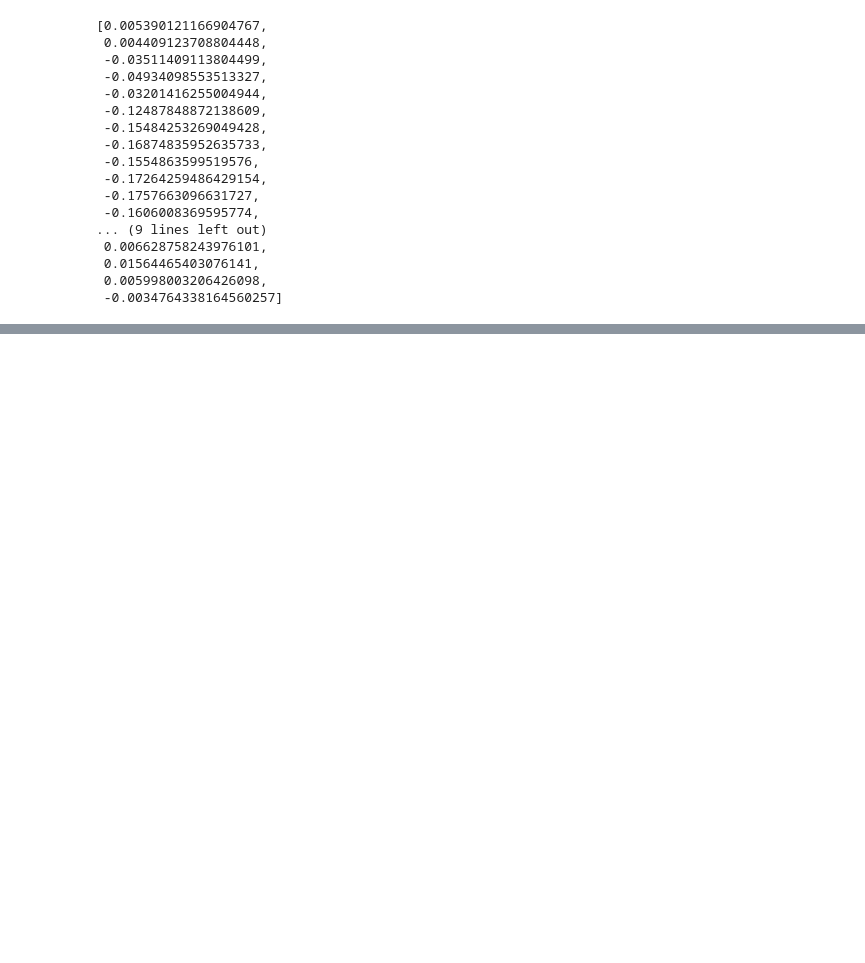
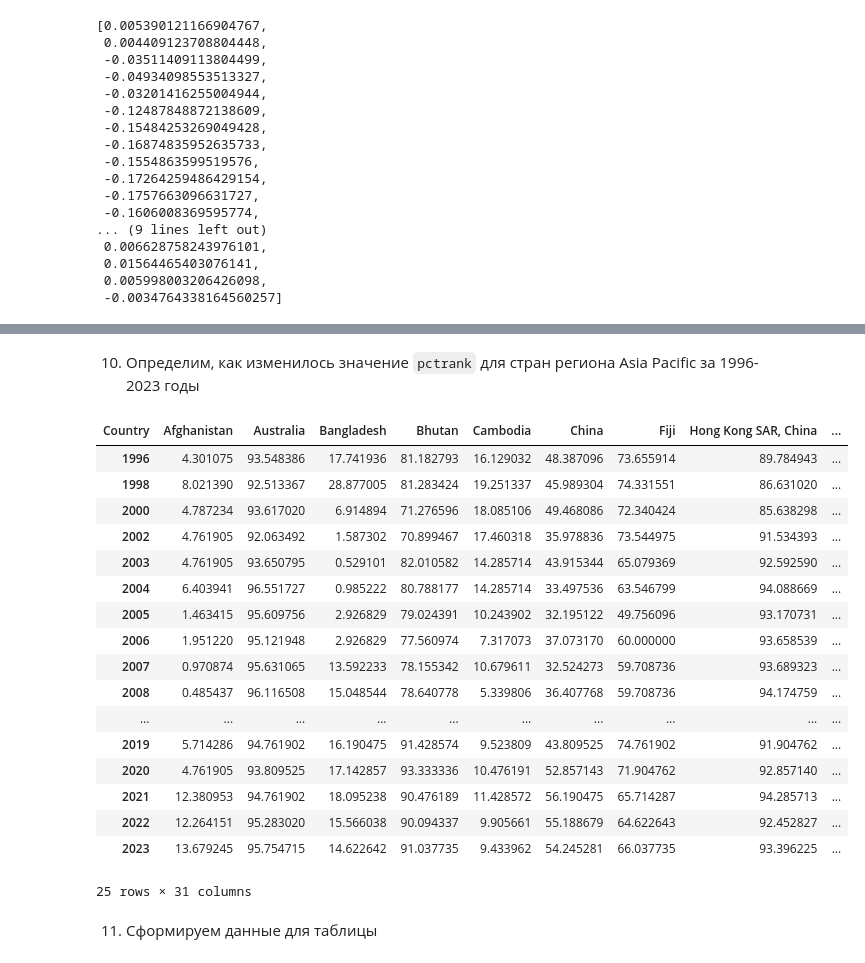
Before and after one commit to The-Humble-Guy/mlassignments, a Jupyter notebook: notebooks/A1_IU21_Kutsenko_1_1_3.ipynb, the cells around one changed output, grey strips where cells are left out. Drawn from its saved outputs; the diff is of its cells as text; code cells hidden in the pictures; blank space fills up the shorter version.

```diff
--- a/notebooks/A1_IU21_Kutsenko_1_1_3.ipynb
+++ b/notebooks/A1_IU21_Kutsenko_1_1_3.ipynb
@@ -408,22 +410,3 @@ Index(['1996', '1998', '2000', '2002', '2003', '2004', '2005', '2006', '2007',
        '2008', '2009', '2010', '2011', '2012', '2013', '2014', '2015', '2016',
        '2017', '2018', '2019', '2020', '2021', '2022', '2023'],
       dtype='object')
-# %%
-# Некоторые года в исходном датасете отсутствуют, поэтому нельзя просто взять range(1996,2024)
-years = [ int(year) for year in asia_pacific_cc.T.columns[:] ]
-# years
-
-# Пример обращения к столбцу для Афганистана - вернется series для Афганистана от 1996 до 2023
-# asia_pacific_cc['Afghanistan']
-
-plt.figure('CC in 1996-2023 in Asia Pacific region', figsize=[10, 6])
-plt.title('Control of Corruption raiting 1996 - 2023 Asia Pacific (higher - better)')
-
-for country in asia_pacific_countries['Country']:
-    plt.plot(years, asia_pacific_cc[f'{country}'], color="lightgray", marker='o', markersize=4)
-
-plt.grid(True)
-plt.xticks(years, rotation=90)
-plt.xlabel('Year', labelpad=10)
-plt.ylabel('Value')
-plt.show()
@@ -499,0 +590,43 @@ asia_pacific_means_1996_2023
+# %% [markdown]
+10. Определим, как изменилось значение `pctrank` для стран региона Asia Pacific за 1996-2023 годы
+# %%
+asia_pacific_pctrank = pd.DataFrame(data=asia_pacific_countries.Country)
+first_year = years[0]
+last_year = years[-1]
+
+for year in years:
+    year_data = []
+    for country in asia_pacific_countries.Country:
+        value = asia_pacific_frame\
+                    .query(f'countryname == "{country}" and year == {year}')\
+                    .filter(items=['pctrank'])
+        if value.empty:
+            year_data.append(math.nan)
+        else:
+            year_data.append(value.iloc[0,0])
+    asia_pacific_pctrank[f'{year}'] = year_data
+
+asia_pacific_pctrank = asia_pacific_pctrank.dropna(axis=1, how='all')
+asia_pacific_pctrank = asia_pacific_pctrank.set_index('Country').T
+asia_pacific_pctrank
+# %% [output]
+| Country | Afghanistan | Australia | Bangladesh | Bhutan | Cambodia | China | Fiji | Hong Kong SAR, China | ... |
+| 1996 | 4.301075 | 93.548386 | 17.741936 | 81.182793 | 16.129032 | 48.387096 | 73.655914 | 89.784943 | ... |
+| 1998 | 8.021390 | 92.513367 | 28.877005 | 81.283424 | 19.251337 | 45.989304 | 74.331551 | 86.631020 | ... |
+| 2000 | 4.787234 | 93.617020 | 6.914894 | 71.276596 | 18.085106 | 49.468086 | 72.340424 | 85.638298 | ... |
+| 2002 | 4.761905 | 92.063492 | 1.587302 | 70.899467 | 17.460318 | 35.978836 | 73.544975 | 91.534393 | ... |
+| 2003 | 4.761905 | 93.650795 | 0.529101 | 82.010582 | 14.285714 | 43.915344 | 65.079369 | 92.592590 | ... |
+| 2004 | 6.403941 | 96.551727 | 0.985222 | 80.788177 | 14.285714 | 33.497536 | 63.546799 | 94.088669 | ... |
+| 2005 | 1.463415 | 95.609756 | 2.926829 | 79.024391 | 10.243902 | 32.195122 | 49.756096 | 93.170731 | ... |
+| 2006 | 1.951220 | 95.121948 | 2.926829 | 77.560974 | 7.317073 | 37.073170 | 60.000000 | 93.658539 | ... |
+| 2007 | 0.970874 | 95.631065 | 13.592233 | 78.155342 | 10.679611 | 32.524273 | 59.708736 | 93.689323 | ... |
+| 2008 | 0.485437 | 96.116508 | 15.048544 | 78.640778 | 5.339806 | 36.407768 | 59.708736 | 94.174759 | ... |
+| ... | ... | ... | ... | ... | ... | ... | ... | ... | ... |
+| 2019 | 5.714286 | 94.761902 | 16.190475 | 91.428574 | 9.523809 | 43.809525 | 74.761902 | 91.904762 | ... |
+| 2020 | 4.761905 | 93.809525 | 17.142857 | 93.333336 | 10.476191 | 52.857143 | 71.904762 | 92.857140 | ... |
+| 2021 | 12.380953 | 94.761902 | 18.095238 | 90.476189 | 11.428572 | 56.190475 | 65.714287 | 94.285713 | ... |
+| 2022 | 12.264151 | 95.283020 | 15.566038 | 90.094337 | 9.905661 | 55.188679 | 64.622643 | 92.452827 | ... |
+| 2023 | 13.679245 | 95.754715 | 14.622642 | 91.037735 | 9.433962 | 54.245281 | 66.037735 | 93.396225 | ... |
+25 rows × 31 columns
+# %% [markdown]
+11. Сформируем данные для таблицы
```
Also changed, not shown: parts of 16 cells of this notebook.
